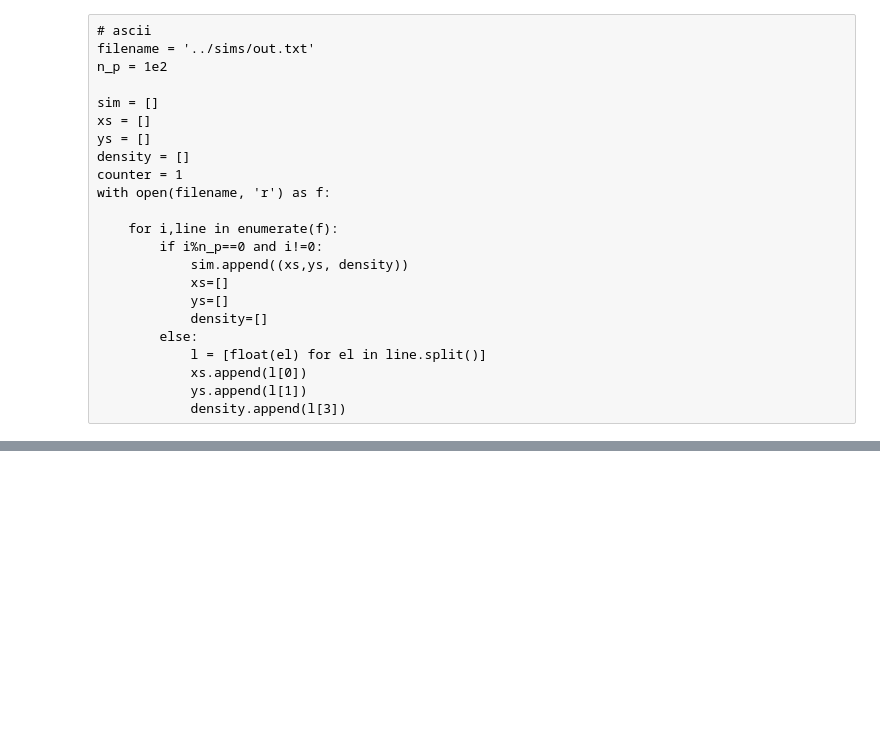
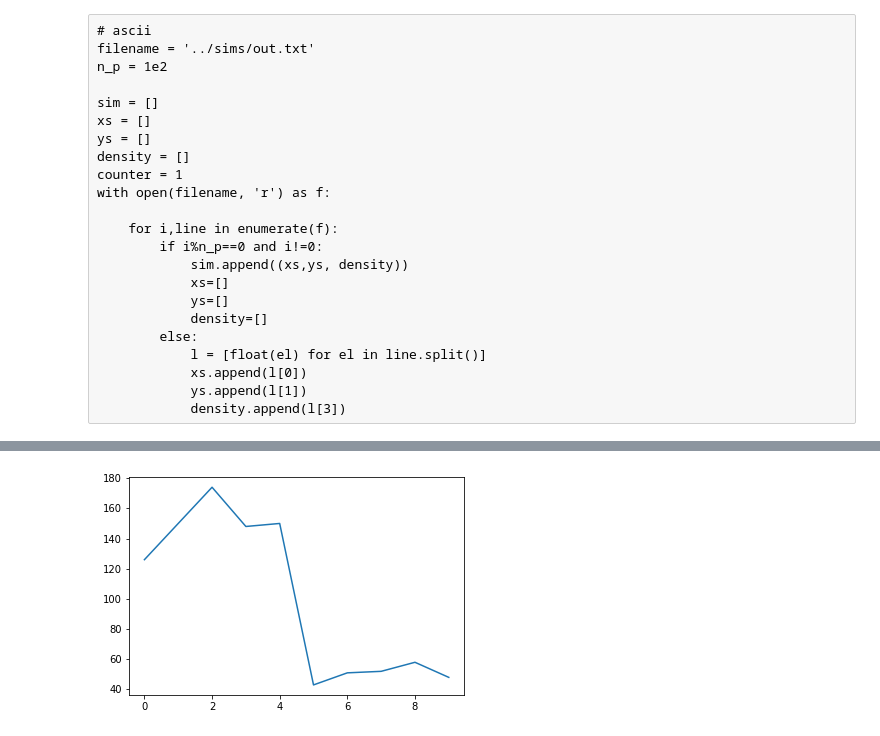
Before and after one commit to jsnguyen/cisms, a Jupyter notebook: analysis/cisms_analysis.ipynb, the cells around one changed output, grey strips where cells are left out. Saved outputs shown, nothing was run; the diff lists cells and outputs as text; code cells hidden in the pictures; blank space fills up the shorter version.

```diff
--- a/analysis/cisms_analysis.ipynb
+++ b/analysis/cisms_analysis.ipynb
@@ -66,0 +67,25 @@ plt.show()
+# %%
+xs, ys, zs, density = data[0]
+
+phys_x = 10
+phys_y = 1
+
+scaling_x = 1
+scaling_y = 1
+
+buffer_x = phys_x*0.005
+buffer_y = phys_y*0.005
+
+grid_x = phys_x*scaling_x
+grid_y = phys_y*scaling_y
+
+data_grid = np.zeros((grid_y, grid_x))
+for x,y,d in zip(xs, ys, density):
+
+    if not (0 < x < phys_x):
+        x = np.trunc(x)-buffer_x
+    if not (0 < y < phys_y):
+        y = np.trunc(y)-buffer_y
+
+    i,j = int(x*scaling_x), int(y*scaling_y)
+    data_grid[j,i] += 1
@@ -67,3 +99,11 @@ plt.show()
+# %%
+fig,ax = plt.subplots()
+
+ax.plot(data_grid[0])
+
+plt.show()
+# %% [output]
+[figure, added]
 # %%
 fig,ax = plt.subplots(figsize=(8,1))
 
```
Also changed, not shown: parts of 4 cells of this notebook, 6 other files.
